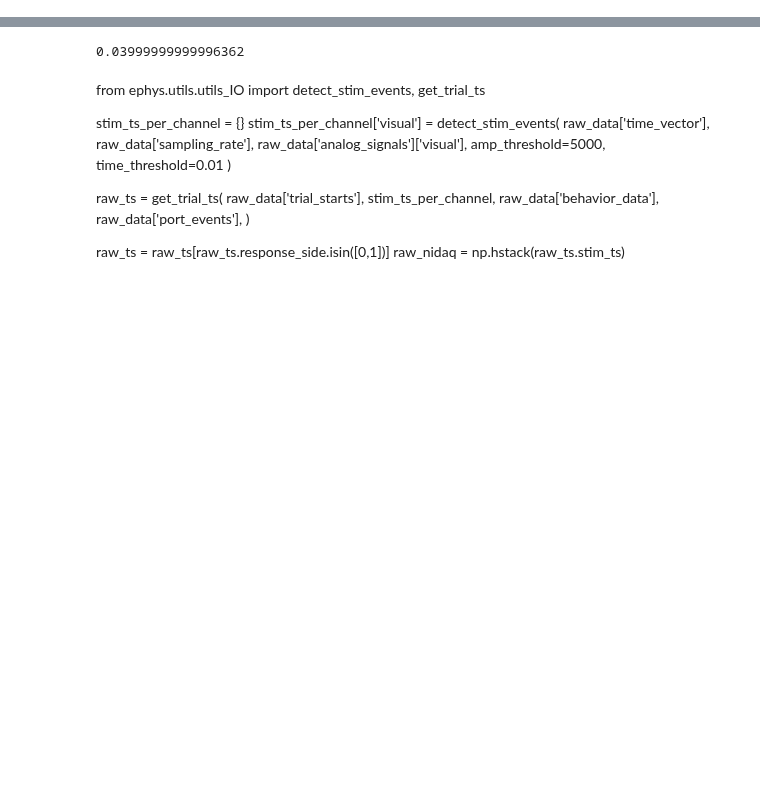
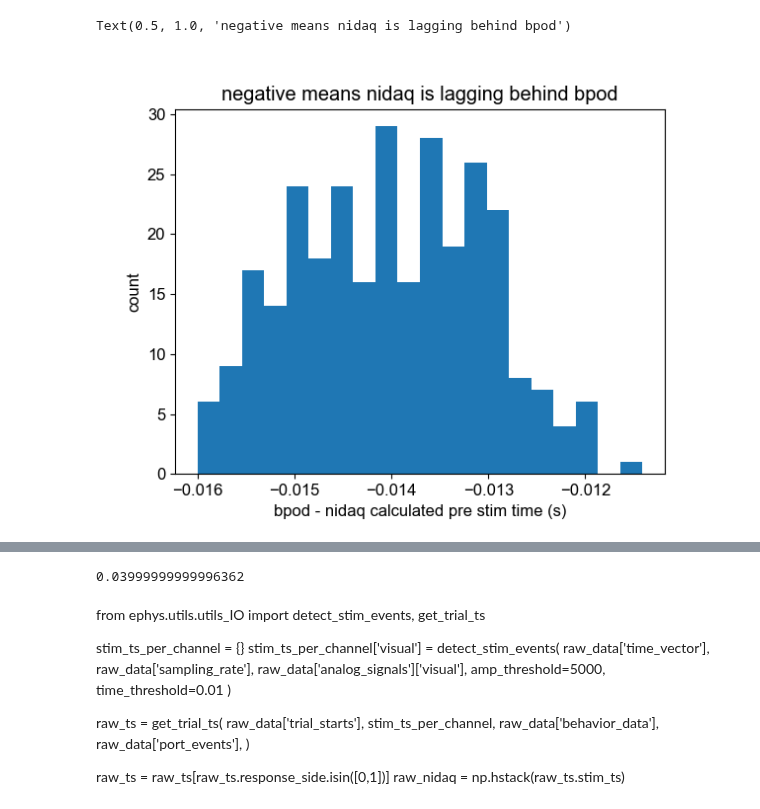
Before and after one commit to rojasgabriel/ephys, a Jupyter notebook: notebooks/debug_stim_times.ipynb, the cells around one changed output, grey strips where cells are left out. Saved outputs shown, nothing was run; the diff lists cells and outputs as text; code cells hidden in the pictures; blank space fills up the shorter version.

Commit message:
Add notebook for debugging stim times

```diff
--- a/notebooks/debug_stim_times.ipynb
+++ b/notebooks/debug_stim_times.ipynb
@@ -50,0 +79,13 @@ first_nidaq_ts = np.hstack(trial_ts.first_stim_ts)
+# %%
+plt.figure()
+plt.hist(
+    (chicadata.PreStimPeriod.apply(lambda x: np.diff(x)[0]))
+    - (trial_ts.first_stim_ts - trial_ts.center_port_entries.apply(lambda x: x[0])),
+    bins=20,
+)
+plt.xlabel("bpod - nidaq calculated pre stim time (s)")
+plt.ylabel("count")
+plt.title("negative means nidaq is lagging behind bpod")
+# %% [output]
+Text(0.5, 1.0, 'negative means nidaq is lagging behind bpod')
+[figure, added]
```
Also changed, not shown: parts of 15 cells of this notebook.
